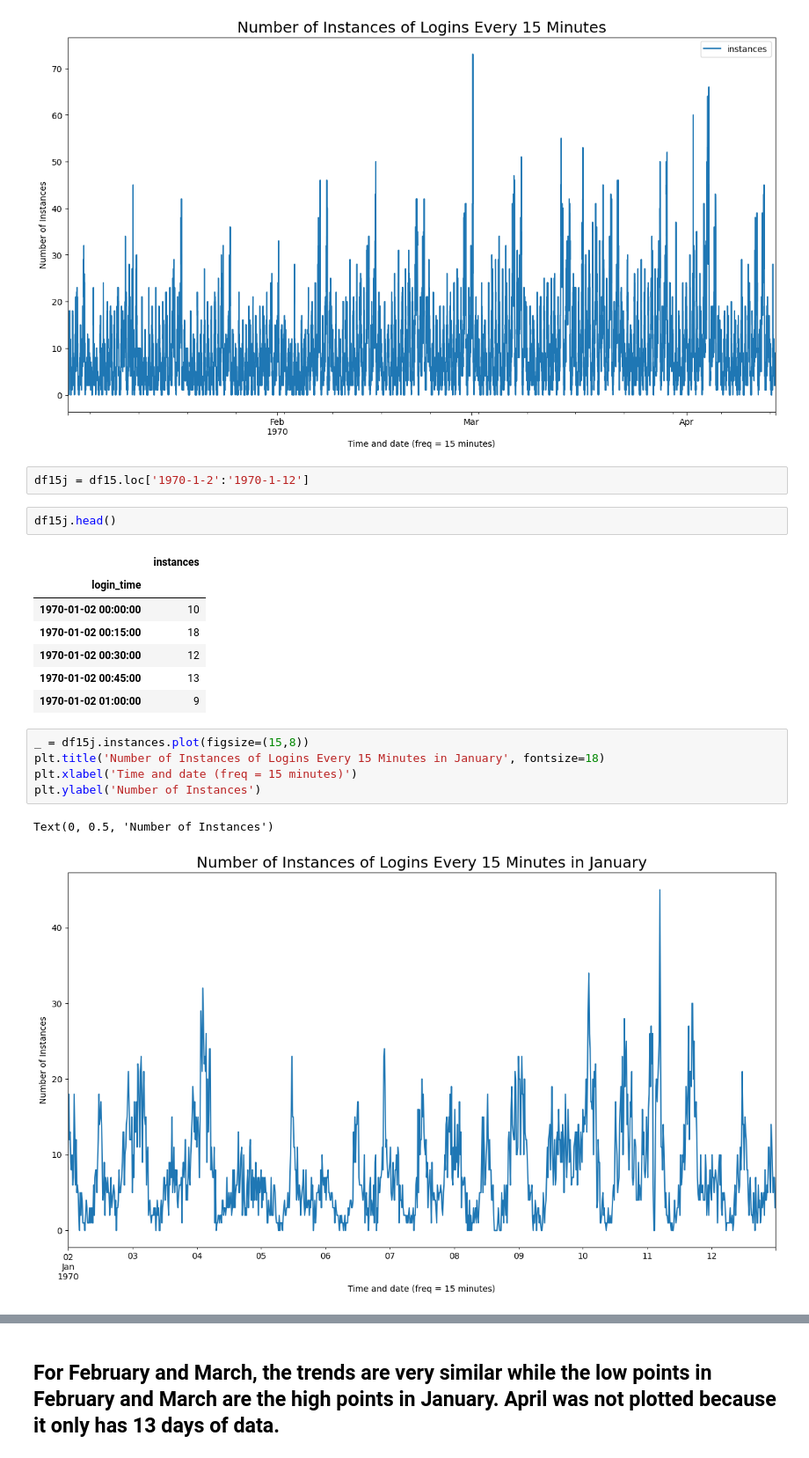
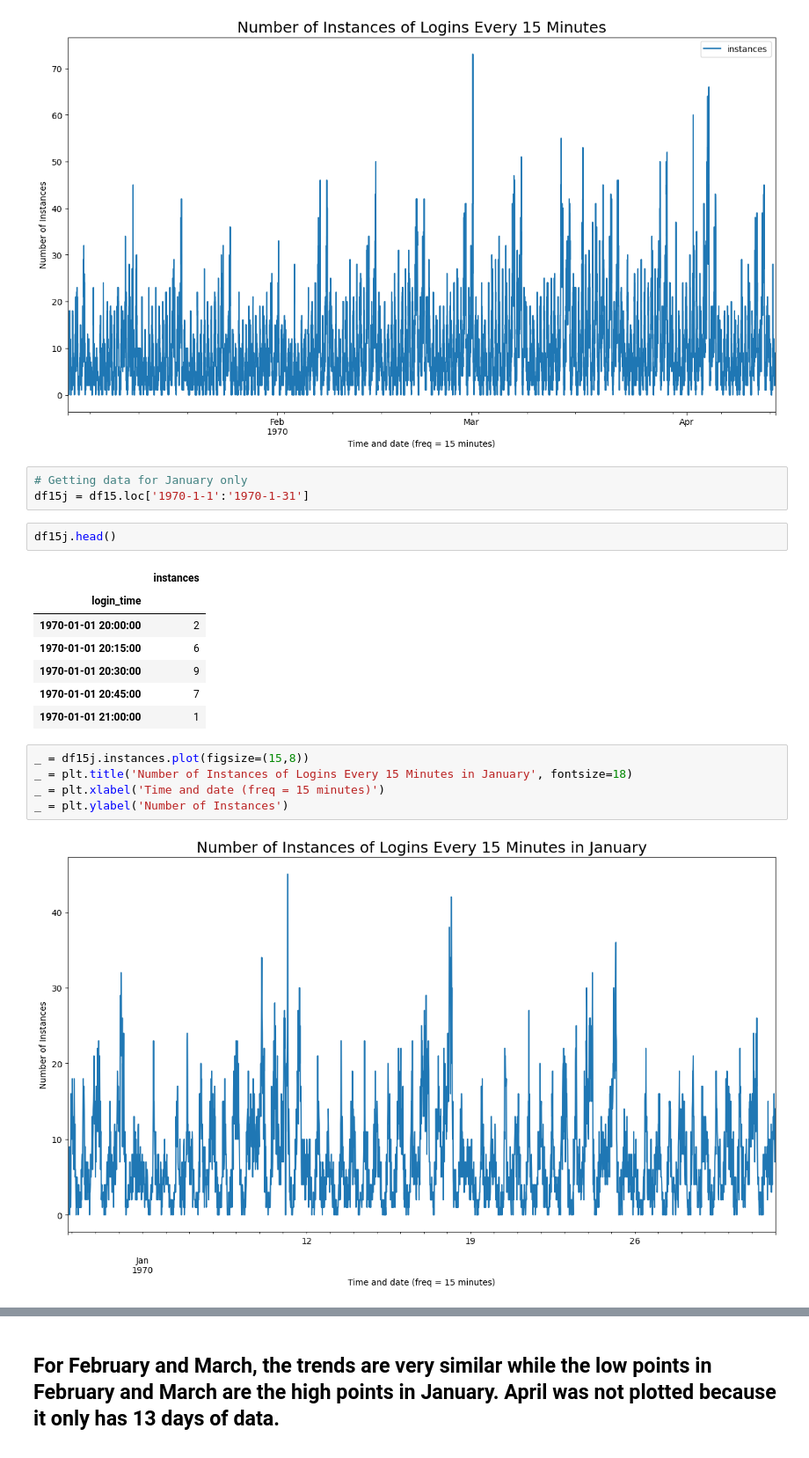
Before and after one commit to keb101/Image-Classification-Indian-Clothing, a Jupyter notebook: ultimate_challenge/Take-Home_Challenge_logins.ipynb, the cells around one changed output, grey strips where cells are left out. Shown at 88% size. Drawn from its saved outputs; the diff is of its cells as text.

```diff
--- a/ultimate_challenge/Take-Home_Challenge_logins.ipynb
+++ b/ultimate_challenge/Take-Home_Challenge_logins.ipynb
@@ -117,22 +114,22 @@ _ = plt.ylabel('Number of Instances')
 # %% [output]
 [figure]
 # %%
-df15j = df15.loc['1970-1-2':'1970-1-12']
+# Getting data for January only
+df15j = df15.loc['1970-1-1':'1970-1-31']
 # %%
 df15j.head()
 # %% [output]
 |  | instances |
 | login_time |  |
-| 1970-01-02 00:00:00 | 10 |
-| 1970-01-02 00:15:00 | 18 |
-| 1970-01-02 00:30:00 | 12 |
-| 1970-01-02 00:45:00 | 13 |
-| 1970-01-02 01:00:00 | 9 |
+| 1970-01-01 20:00:00 | 2 |
+| 1970-01-01 20:15:00 | 6 |
+| 1970-01-01 20:30:00 | 9 |
+| 1970-01-01 20:45:00 | 7 |
+| 1970-01-01 21:00:00 | 1 |
 # %%
 _ = df15j.instances.plot(figsize=(15,8))
-plt.title('Number of Instances of Logins Every 15 Minutes in January', fontsize=18)
-plt.xlabel('Time and date (freq = 15 minutes)')
-plt.ylabel('Number of Instances')
+_ = plt.title('Number of Instances of Logins Every 15 Minutes in January', fontsize=18)
+_ = plt.xlabel('Time and date (freq = 15 minutes)')
+_ = plt.ylabel('Number of Instances')
 # %% [output]
-Text(0, 0.5, 'Number of Instances')
-[figure, old version]
+[figure, new version]
```
Also changed, not shown: parts of 27 cells of this notebook.
